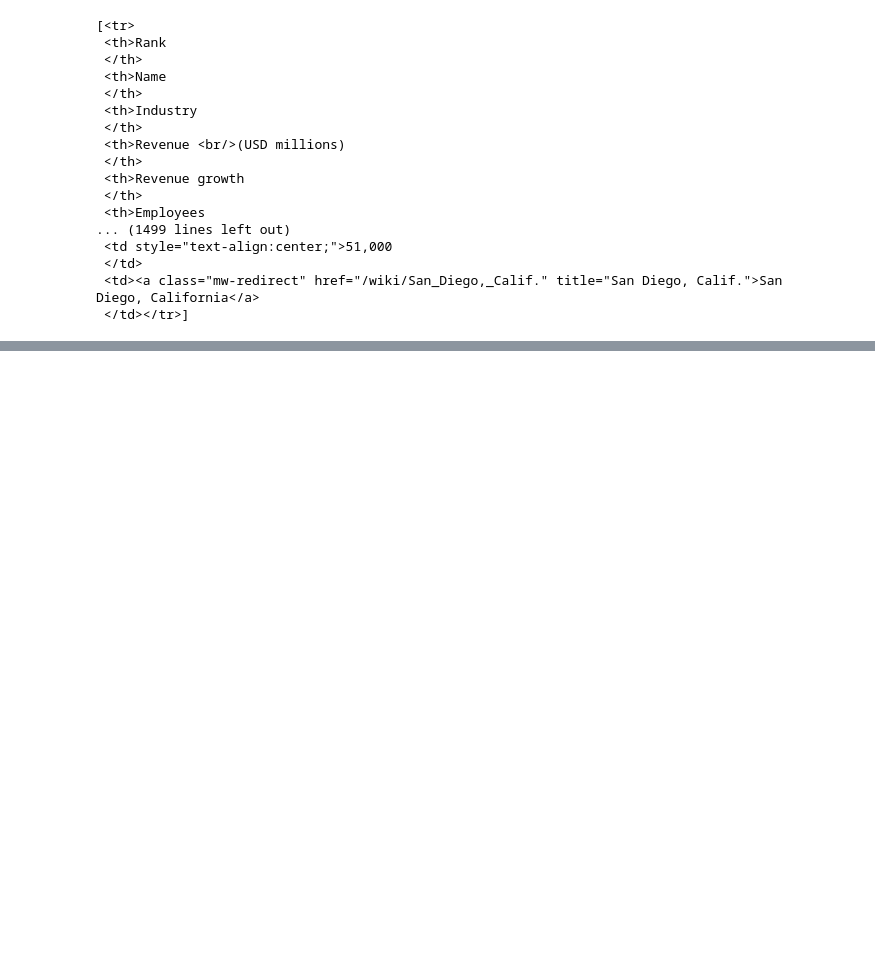
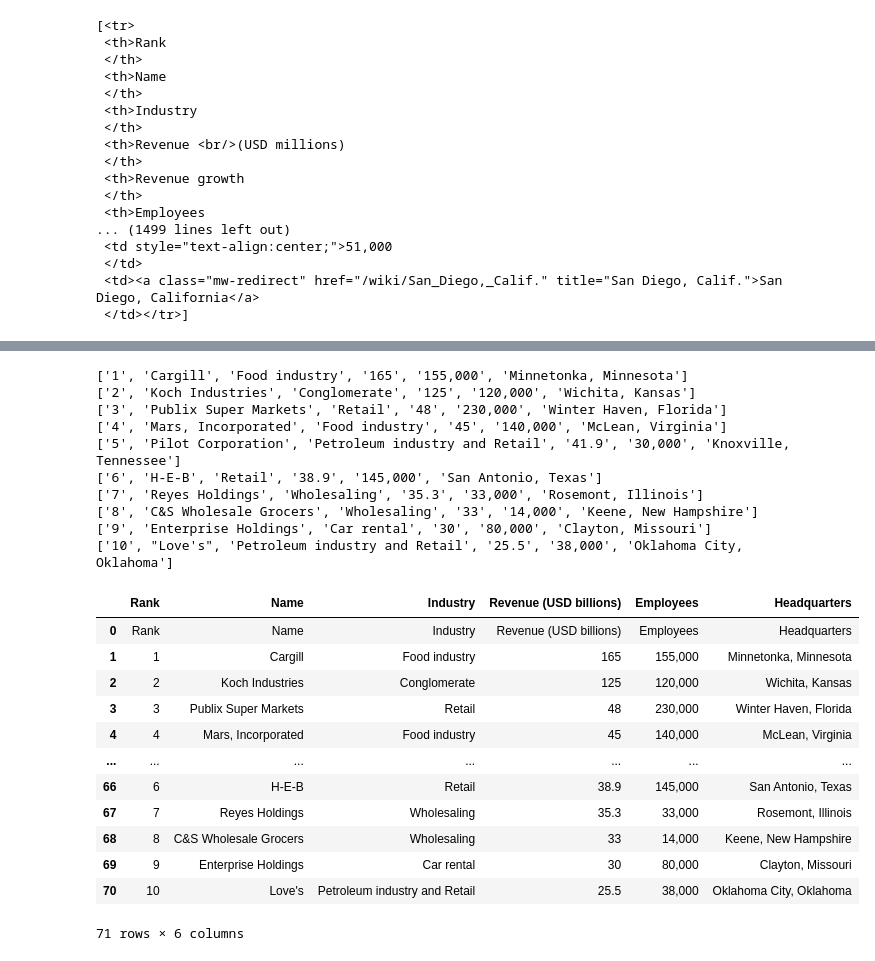
Before and after one commit to lonGDiBo/Web-crawling-with-Python, a Jupyter notebook: craw_data_web.ipynb, the cells around one changed output, grey strips where cells are left out. Cells and saved outputs as stored; diff of their text form; code cells hidden in the pictures; blank space fills up the shorter version.

```diff
--- a/craw_data_web.ipynb
+++ b/craw_data_web.ipynb
@@ -132,0 +137,3 @@ pf
+# %%
+table_2 = soup.find_all('table')[2]
+table_2
@@ -132,0 +158,3 @@ pf
+# %%
+word_title_2 = table_2.findAll('th')
+word_title_2
@@ -132,0 +174,5 @@ pf
+# %%
+
+word_title_table_2 =  [title.text.strip() for title in word_title_2]
+df2 = pd.DataFrame(columns=word_title_table_2)
+df2
@@ -132,0 +181,3 @@ pf
+# %%
+column_data_2 = table_2.find_all('tr')
+column_data_2
@@ -132,0 +202,36 @@ pf
+# %%
+for row in column_data_2[1:]:
+
+    row_data_2 = row.find_all('td')
+
+    row_data_individual_2 = [data.text.strip() for data in row_data_2]
+
+    length = len(df2)
+
+    df2.loc[length] = row_data_individual_2
+
+df2
+# %% [output]
+['1', 'Cargill', 'Food industry', '165', '155,000', 'Minnetonka, Minnesota']
+['2', 'Koch Industries', 'Conglomerate', '125', '120,000', 'Wichita, Kansas']
+['3', 'Publix Super Markets', 'Retail', '48', '230,000', 'Winter Haven, Florida']
+['4', 'Mars, Incorporated', 'Food industry', '45', '140,000', 'McLean, Virginia']
+['5', 'Pilot Corporation', 'Petroleum industry and Retail', '41.9', '30,000', 'Knoxville, Tennessee']
+['6', 'H-E-B', 'Retail', '38.9', '145,000', 'San Antonio, Texas']
+['7', 'Reyes Holdings', 'Wholesaling', '35.3', '33,000', 'Rosemont, Illinois']
+['8', 'C&S Wholesale Grocers', 'Wholesaling', '33', '14,000', 'Keene, New Hampshire']
+['9', 'Enterprise Holdings', 'Car rental', '30', '80,000', 'Clayton, Missouri']
+['10', "Love's", 'Petroleum industry and Retail', '25.5', '38,000', 'Oklahoma City, Oklahoma']
+|  | Rank | Name | Industry | Revenue (USD billions) | Employees | Headquarters |
+| 0 | Rank | Name | Industry | Revenue (USD billions) | Employees | Headquarters |
+| 1 | 1 | Cargill | Food industry | 165 | 155,000 | Minnetonka, Minnesota |
+| 2 | 2 | Koch Industries | Conglomerate | 125 | 120,000 | Wichita, Kansas |
+| 3 | 3 | Publix Super Markets | Retail | 48 | 230,000 | Winter Haven, Florida |
+| 4 | 4 | Mars, Incorporated | Food industry | 45 | 140,000 | McLean, Virginia |
+| ... | ... | ... | ... | ... | ... | ... |
+| 66 | 6 | H-E-B | Retail | 38.9 | 145,000 | San Antonio, Texas |
+| 67 | 7 | Reyes Holdings | Wholesaling | 35.3 | 33,000 | Rosemont, Illinois |
+| 68 | 8 | C&S Wholesale Grocers | Wholesaling | 33 | 14,000 | Keene, New Hampshire |
+| 69 | 9 | Enterprise Holdings | Car rental | 30 | 80,000 | Clayton, Missouri |
+| 70 | 10 | Love's | Petroleum industry and Retail | 25.5 | 38,000 | Oklahoma City, Oklahoma |
+71 rows × 6 columns
```
Also changed, not shown: parts of 7 cells of this notebook.
